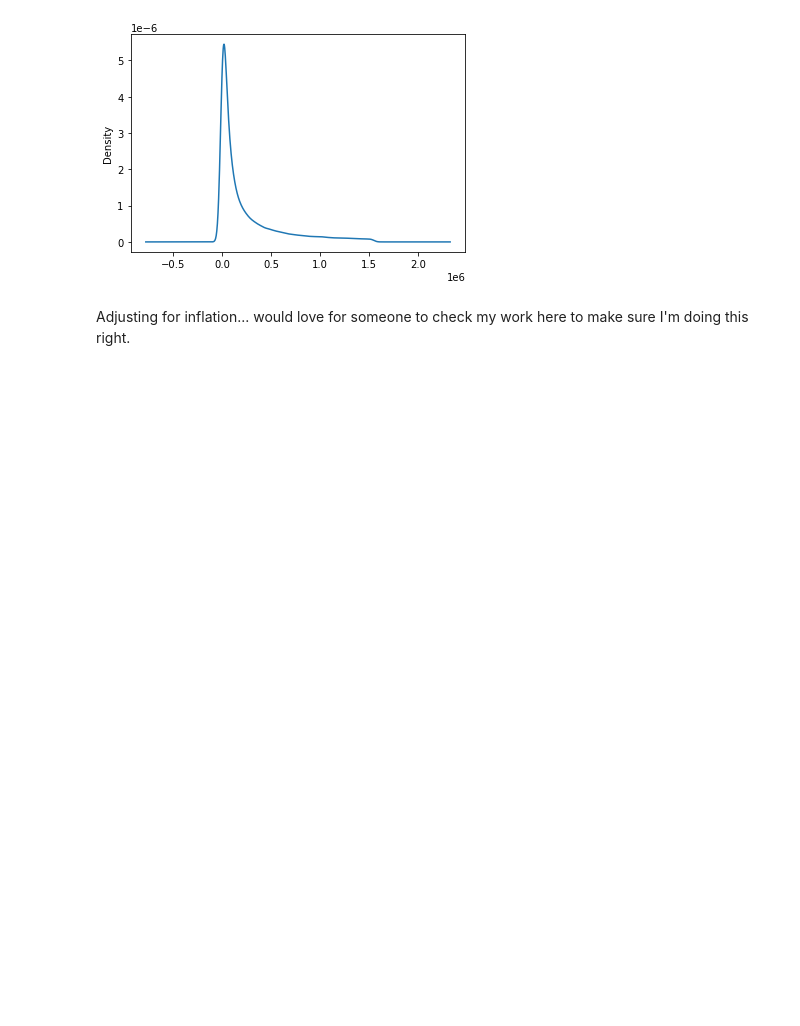
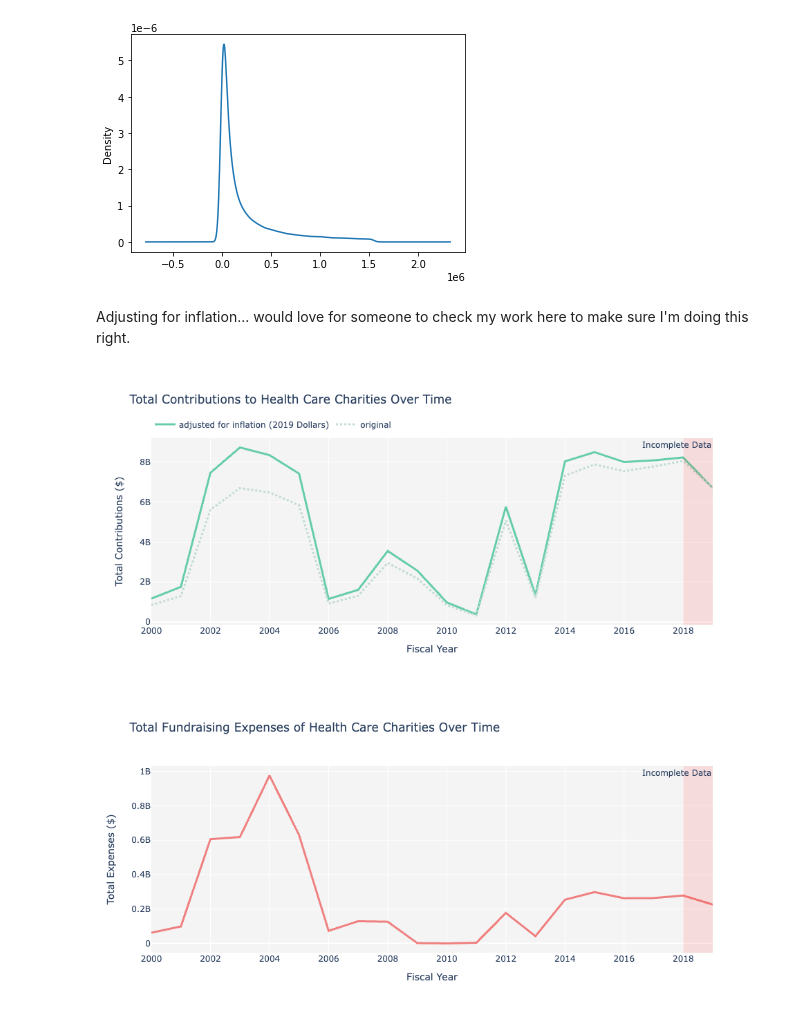
Before and after one commit to DSPG-Young-Scholars-Program/biokind_dspg23, a Jupyter notebook: nccs/code/contribution_trends.ipynb, the cells around one changed output. Cells and saved outputs as stored; diff of their text form; code cells hidden in the pictures; blank space fills up the shorter version.

```diff
--- a/nccs/code/contribution_trends.ipynb
+++ b/nccs/code/contribution_trends.ipynb
@@ -81,3 +81,61 @@ for i in range(len(years) - 2, -1, -1):
 # %%
 total_conts = df[['FISYR', CONT_COL]].groupby('FISYR').sum().reset_index()
 total_conts_adj = infl_adj[['FISYR', CONT_COL]].groupby('FISYR').sum().reset_index()
+# %%
+# contributions plot
+fig = go.Figure()
+
+line1 = go.Scatter(x=total_conts_adj['FISYR'], y=total_conts_adj[CONT_COL], name='adjusted for inflation ('
+                   + str(int(max(total_conts['FISYR'].tolist()))) + ' Dollars)', yaxis='y1',
+                   line = dict(color = ('mediumaquamarine'), width = 3))
+line2 = go.Scatter(x=total_conts['FISYR'], y=total_conts[CONT_COL], name='original', yaxis='y1',
+                   line = dict(color = ('rgba(193, 220, 207, 1)'), width = 3, dash='dot'))
+
+fig.add_trace(line1)
+fig.add_trace(line2)
+
+fig.add_vrect(x0=max(total_conts['FISYR'].tolist()) - 1, x1=max(total_conts['FISYR'].tolist()),
+              annotation= dict(text="Incomplete Data"),
+              fillcolor="red", opacity=0.1, line_width=0, name="incomplete data")
+
+fig.update_layout(
+    title='Total Contributions to Health Care Charities Over Time',
+    xaxis_title='Fiscal Year',
+    yaxis_title='Total Contributions ($)',
+    plot_bgcolor='rgba(200, 200, 200, 0.2)',
+    legend=dict(
+        orientation="h",
+        entrywidth=70,
+        yanchor="bottom",
+        y=1.02,
+        xanchor="left",
+        x=0)
+    )
+fig.show()
+
+# expenses plot
+fig = go.Figure()
+fig.add_trace(go.Scatter(x=fund_exp['FISYR'], y=fund_exp['SOLICIT'], name='fundraising expenses',
+                   line = dict(color = ('lightcoral'), width = 3)))
+
+fig.add_vrect(x0=max(total_conts['FISYR'].tolist()) - 1, x1=max(total_conts['FISYR'].tolist()),
+              annotation= dict(text="Incomplete Data"),
+              fillcolor="red", opacity=0.1, line_width=0, name="incomplete data")
+
+fig.update_layout(
+    title='Total Fundraising Expenses of Health Care Charities Over Time',
+    xaxis_title='Fiscal Year',
+    yaxis_title='Total Expenses ($)',
+    plot_bgcolor='rgba(200, 200, 200, 0.2)',
+    legend=dict(
+        orientation="h",
+        entrywidth=70,
+        yanchor="bottom",
+        y=1.02,
+        xanchor="left",
+        x=0)
+    )
+fig.show()
+# %% [output]
+[figure, added]
+[figure, added]
```
Also changed, not shown: parts of 7 cells of this notebook, 1 other file.
